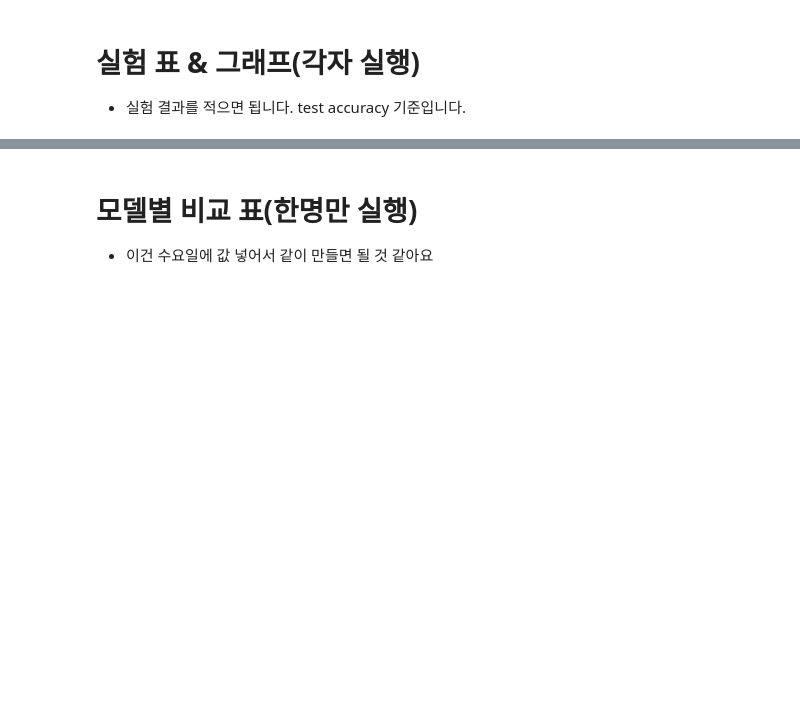
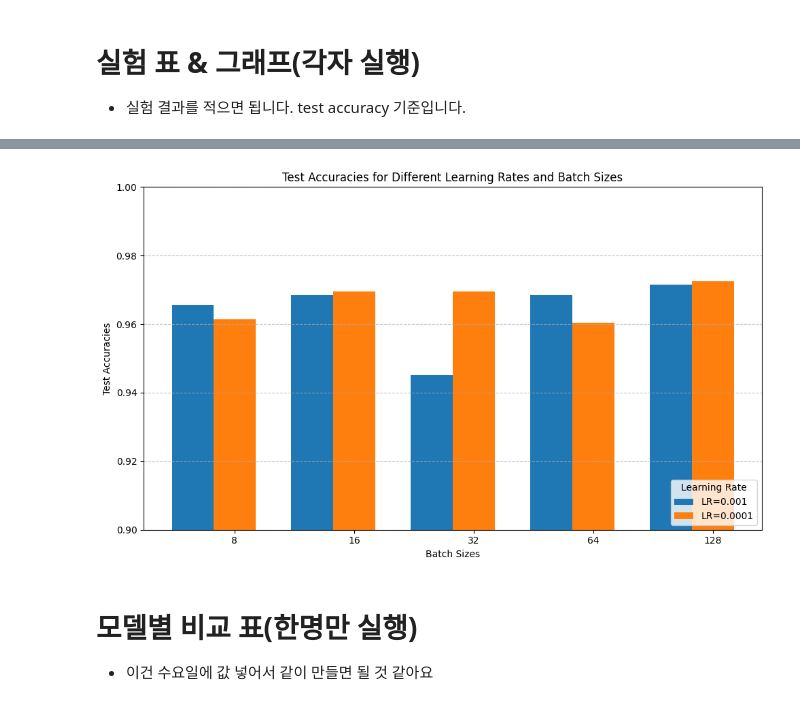
Before and after one commit to jinoov/iie4123-term-project, a Jupyter notebook: visualize.ipynb, the cells around one changed output, grey strips where cells are left out. Drawn from its saved outputs; the diff is of its cells as text; code cells hidden in the pictures; blank space fills up the shorter version.

```diff
--- a/visualize.ipynb
+++ b/visualize.ipynb
@@ -120,35 +156,40 @@ import numpy as np
 # Example data
 batch_sizes = [8, 16, 32, 64, 128]  # Batch sizes (x-axis)
 learning_rates = [1e-3, 1e-4]  # Learning rates (categories)
+
 data = {
-    1e-3: [0.3, 0.4, 0.5, 0.6, 0.7],
-    1e-4: [0.5, 0.6, 0.7, 0.8, 0.9],
+    1e-3: [0.9655, 0.9685, 0.9452, 0.9685, 0.9716],
+    1e-4: [0.9614, 0.9695, 0.9695, 0.9604, 0.9726],
 }
 
 # Plotting
 bar_width = 0.35  # Adjust bar width for better spacing
 x_positions = np.arange(len(batch_sizes))  # Positions for the batch sizes on the x-axis
 
 plt.figure(figsize=(10, 6))
 
 for i, lr in enumerate(learning_rates):
     offset = (
         i - len(learning_rates) / 2
     ) * bar_width  # Calculate offset for each learning rate
     plt.bar(x_positions + offset, data[lr], width=bar_width, label=f"LR={lr}")
 
 # Customize the plot
 plt.xticks(x_positions, batch_sizes)  # Set batch sizes as x-axis labels
 plt.xlabel("Batch Sizes")
 plt.ylabel("Test Accuracies")
+plt.ylim(0.9, 1)  # y축 범위 설정
+plt.yticks([0.9, 0.92, 0.94, 0.96, 0.98, 1])  # 원하는 눈금으로 설정
 plt.title("Test Accuracies for Different Learning Rates and Batch Sizes")
 plt.legend(title="Learning Rate", loc="lower right")
 plt.grid(axis="y", linestyle="--", alpha=0.7)
 plt.tight_layout()
 
 # Show the plot
 plt.savefig("graph_experiment.png", dpi=300)
 plt.show()
+# %% [output]
+[figure, added]
 # %% [markdown]
 # 모델별 비교 표(한명만 실행)
 
```
Also changed, not shown: parts of 4 cells of this notebook, 8 other files.
